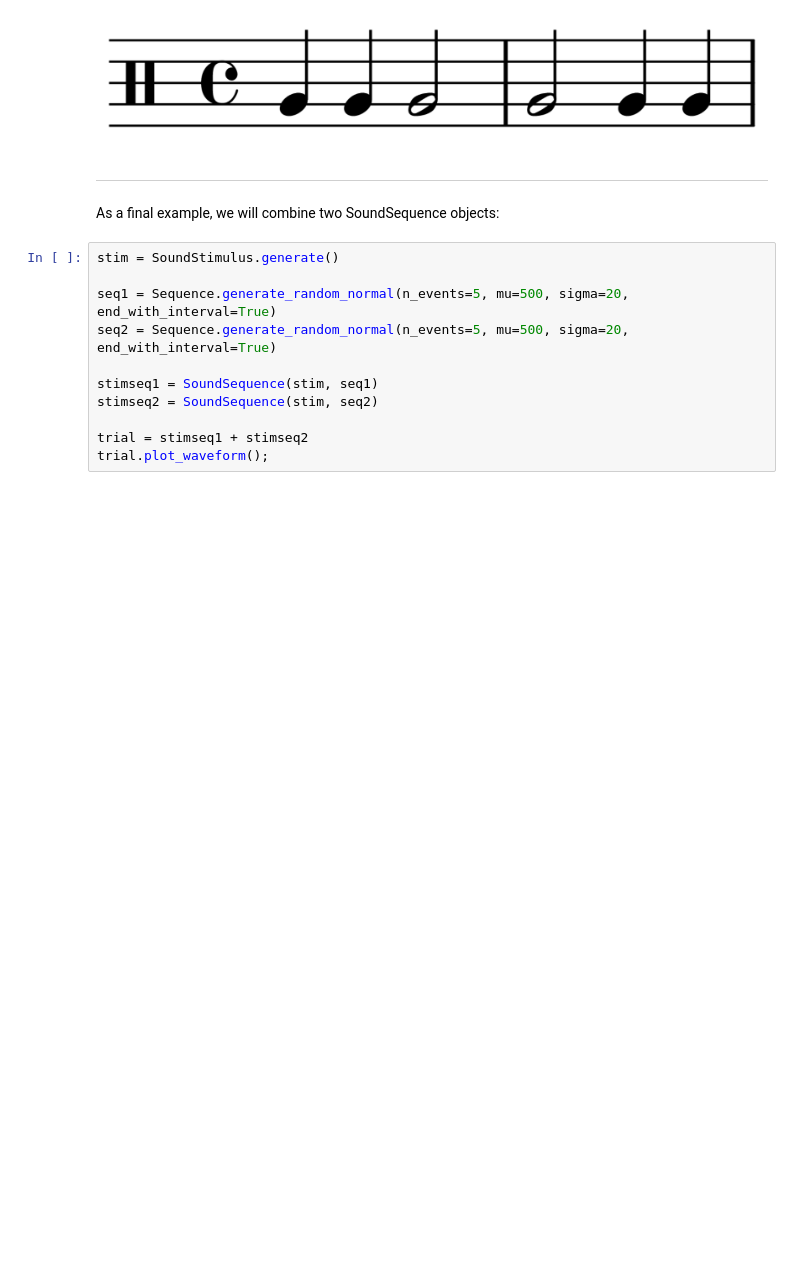
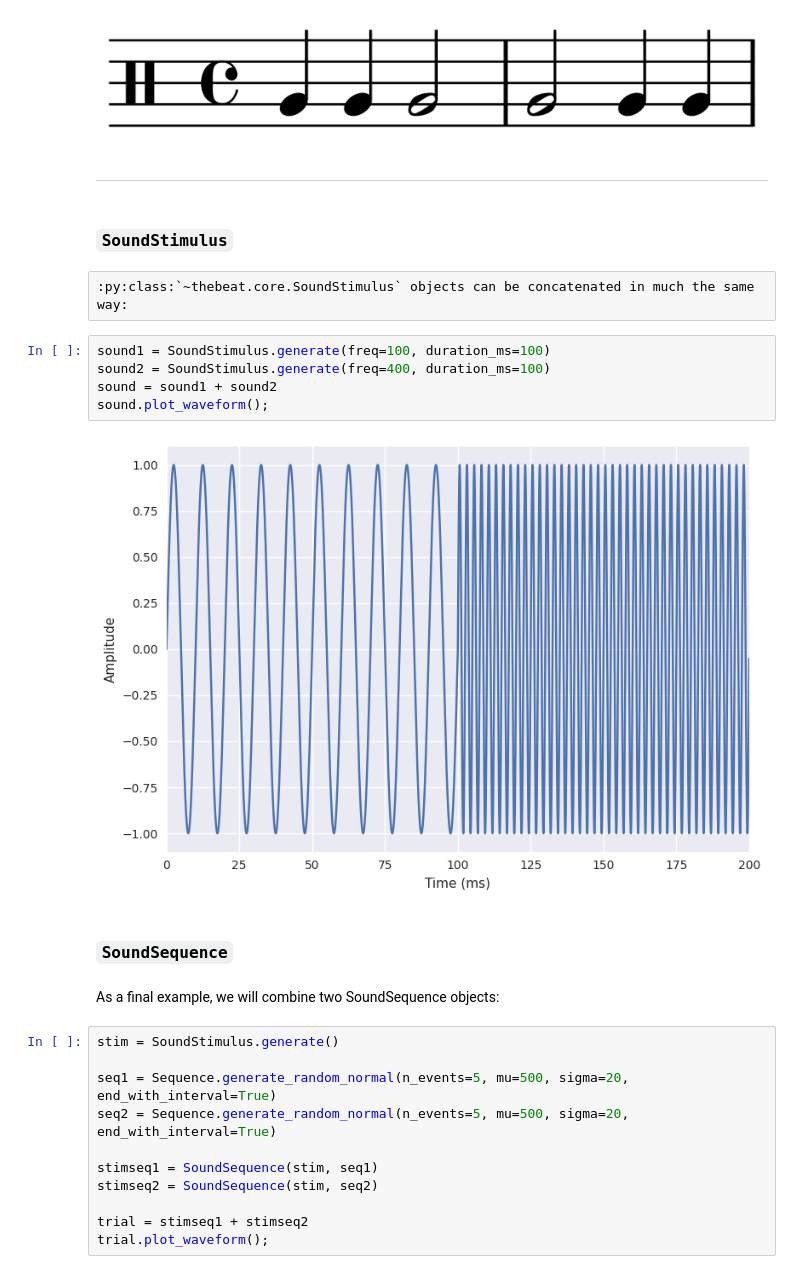
Before and after one commit to Jellevanderwerff/thebeat, a Jupyter notebook: docs/source/examples/tipstricks/combining_repeating.ipynb, the cells around one changed output. Drawn from its saved outputs; the diff is of its cells as text; blank space fills up the shorter version.

```diff
--- a/docs/source/examples/tipstricks/combining_repeating.ipynb
+++ b/docs/source/examples/tipstricks/combining_repeating.ipynb
@@ -43,6 +46,19 @@ rhythm.plot_rhythm(dpi=600, staff_type="percussion");
 [figure]
 # %% [markdown]
 ---
+# %% [markdown]
+### ``SoundStimulus``
+# %% [raw]
+:py:class:`~thebeat.core.SoundStimulus` objects can be concatenated in much the same way:
+# %%
+sound1 = SoundStimulus.generate(freq=100, duration_ms=100)
+sound2 = SoundStimulus.generate(freq=400, duration_ms=100)
+sound = sound1 + sound2
+sound.plot_waveform();
+# %% [output]
+[figure, added]
+# %% [markdown]
+### ``SoundSequence``
 # %% [markdown]
 As a final example, we will combine two SoundSequence objects:
 # %%
```
Also changed, not shown: parts of 22 cells of this notebook, 10 other files.
